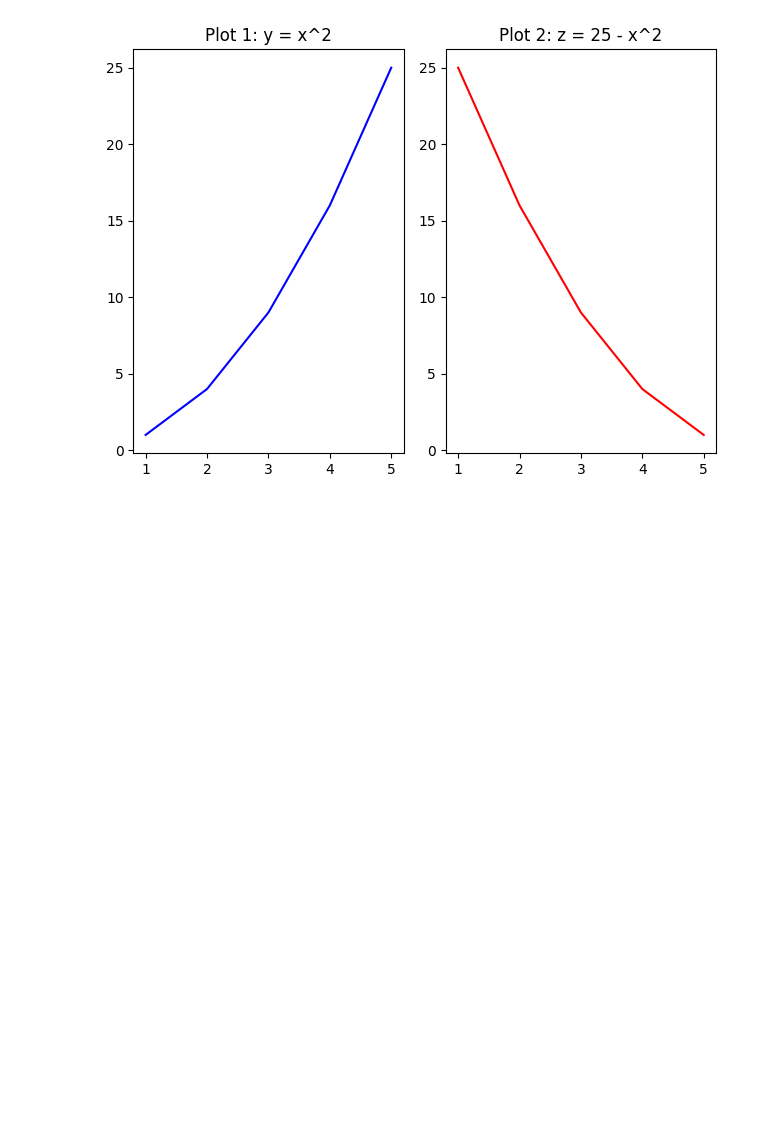
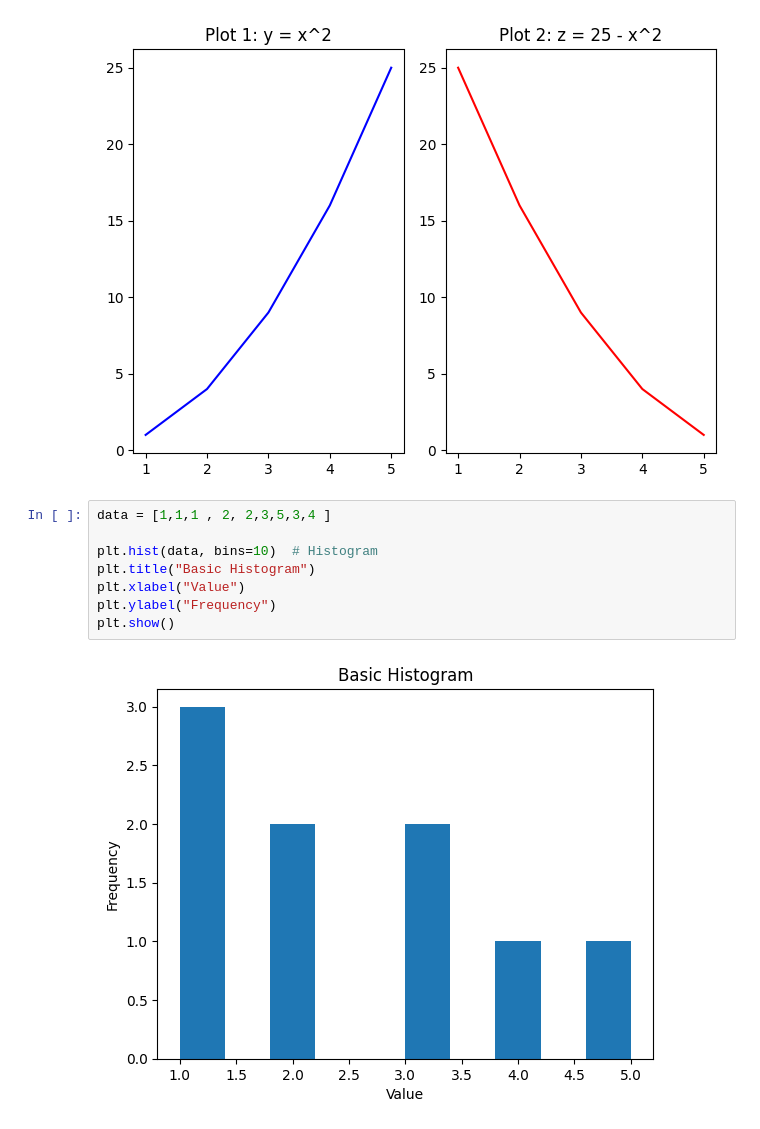
Before and after one commit to Ankush575/myPracticeRepo, a Jupyter notebook: workingWithLibraries/libraries.ipynb, the cells around one changed output. Drawn from its saved outputs; the diff is of its cells as text; blank space fills up the shorter version.

```diff
--- a/workingWithLibraries/libraries.ipynb
+++ b/workingWithLibraries/libraries.ipynb
@@ -373,3 +376,13 @@ plt.tight_layout()  # To avoid overlap
 plt.show()
 # %% [output]
 [figure]
+# %%
+data = [1,1,1 , 2, 2,3,5,3,4 ]
+
+plt.hist(data, bins=10)  # Histogram
+plt.title("Basic Histogram")
+plt.xlabel("Value")
+plt.ylabel("Frequency")
+plt.show()
+# %% [output]
+[figure, added]
```
Also changed, not shown: parts of 5 cells of this notebook.
